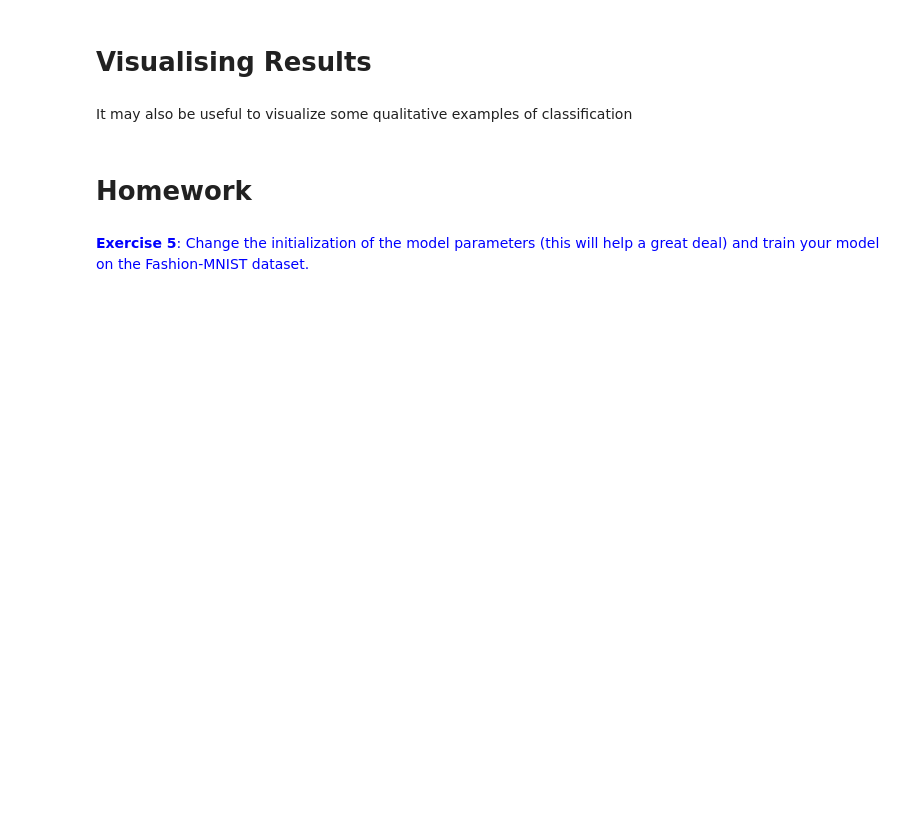
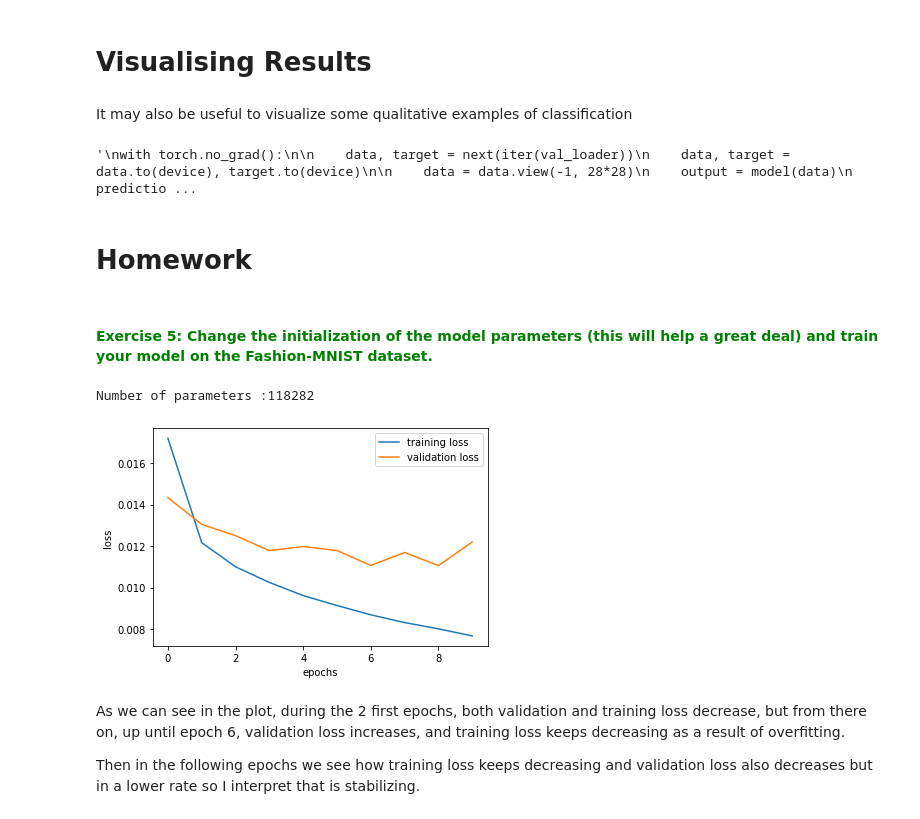
Before and after one commit to Neilus03/DEEP-LEARNING-2023, a Jupyter notebook: P4_MLP_for_Images_Neil.ipynb, the cells around one changed output. Drawn from its saved outputs; the diff is of its cells as text; code cells hidden in the pictures; blank space fills up the shorter version.

```diff
--- a/P4_MLP_for_Images_Neil.ipynb
+++ b/P4_MLP_for_Images_Neil.ipynb
@@ -292,6 +284,7 @@ for epoch in range(10):
 # %% [markdown]
 It may also be useful to visualize some qualitative examples of classification
 # %%
+'''
 with torch.no_grad():
 
     data, target = next(iter(val_loader))
@@ -305,11 +298,14 @@ with torch.no_grad():
     plt.figure(figsize=(16, 6))
     for i in range(10):
         plt.subplot(2, 5, i + 1)
-        image = data[i,...].cpu().numpy().reshape((28,28))
+        image = data[i, ...].cpu().numpy().reshape((28,28))
         plt.imshow(image, cmap="gray")
         plt.axis('off')
         plt.title('Predicted as {}\n True label is {}'.format(val_set.classes[predictions[i]], val_set.classes[true[i]], ))
+'''
+# %% [output]
+'\nwith torch.no_grad():\n\n    data, target = next(iter(val_loader))\n    data, target = data.to(device), target.to(device)\n\n    data = data.view(-1, 28*28)\n    output = model(data)\n    predictio ...
 # %% [markdown]
 # Homework
 # %% [markdown]
-<font color="blue">**Exercise 5**: Change the initialization of the model parameters (this will help a great deal) and train your model on the Fashion-MNIST dataset.</font>
+#### <font color="green">**Exercise 5**: Change the initialization of the model parameters (this will help a great deal) and train your model on the Fashion-MNIST dataset.</font>
@@ -318,3 +320,56 @@ with torch.no_grad():
+# %%
+learning_rate = 1e-3
+lambda_l2 = 1e-5
+torch.manual_seed(0) # seed for reproductibility
+
+input_size  = 28*28   # images are 28x28 pixels = 784
+output_size = 10      # there are 10 classes that we want to classify our images in
+
+model = FCModel(input_size, 128, output_size)
+
+
+print(f"Number of parameters :{get_n_params(model)}")
+
+# move model to gpu if available
+model.to(device)
+
+# nn package also has different loss functions.
+# we use cross entropy loss for our classification task
+criterion = torch.nn.CrossEntropyLoss() # https://pytorch.org/docs/stable/generated/torch.nn.CrossEntropyLoss.html#torch.nn.CrossEntropyLoss
+
+# we use the optim package to apply
+# stochastic gradient descent for our parameter updates
+optimizer = torch.optim.SGD(model.parameters(), lr=learning_rate, momentum=0.9, weight_decay=lambda_l2) # built-in L2
+
+# WARNING! What are we doing here?
+initialize_parameters(model)
+#Here we are initializing our parameters using a normal distribution with mean 0 and std deviation = sqrt(2 / (input_neurons + output_neurons)) using Xavier's normal initialization
+# %% [output]
+Number of parameters :118282
+# %%
+losses = {"train": [], "val": []}
+for epoch in range(10):
+
+    train_loss = train(epoch, criterion, model, optimizer, train_loader)
+    val_loss = validate(criterion, model, val_loader)
+    losses["train"].append(train_loss)
+    losses["val"].append(val_loss)
+
+    display.clear_output(wait=True)
+
+    plt.plot(losses["train"], label="training loss")
+    plt.plot(losses["val"], label="validation loss")
+    plt.xlabel('epochs')
+    plt.ylabel('loss')
+    plt.legend()
+    plt.pause(0.000001)
+    plt.show()
+# %% [output]
+[figure, added]
+# %% [markdown]
+As we can see in the plot, during the 2 first epochs, both validation and training loss decrease, but from there on, up until epoch 6, validation loss increases, and training loss keeps decreasing as a result of overfitting.
+
+Then in the following epochs we see how training loss keeps decreasing and validation loss also decreases but in a lower rate so I interpret that is stabilizing.
 # %%
 # evaluate the trained model on the validation set
 _ = validate(criterion, model, val_loader)
```
Also changed, not shown: parts of 26 cells of this notebook.
